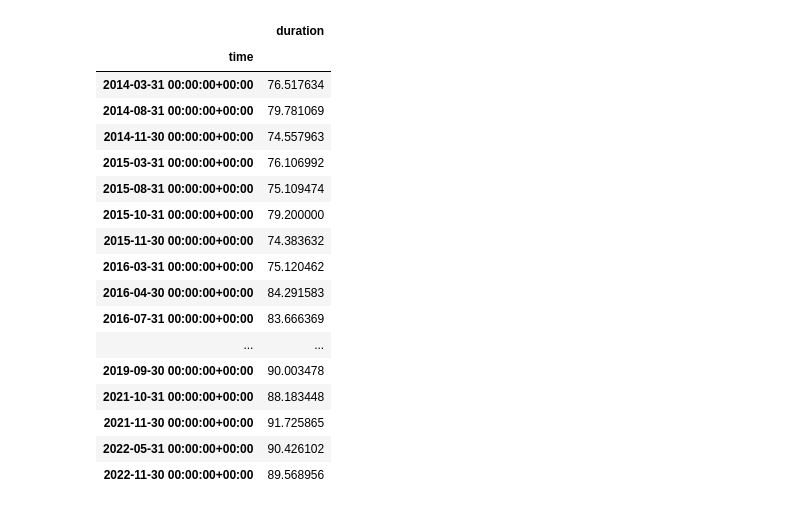
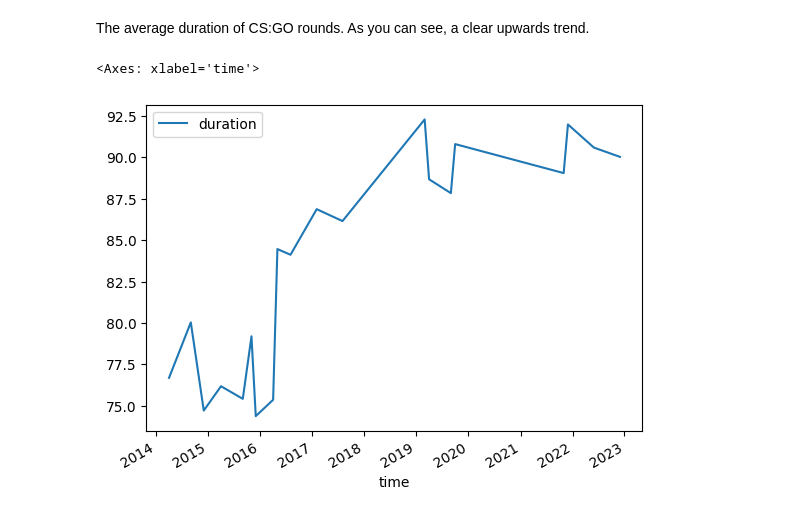
Before and after one commit to bevan-philip/have-cs-rounds-become-slower, a Jupyter notebook: analysis.ipynb, the cells around one changed output. Saved outputs shown, nothing was run; the diff lists cells and outputs as text; code cells hidden in the pictures.

```diff
--- a/analysis.ipynb
+++ b/analysis.ipynb
@@ -66,22 +38,8 @@ monthly_average.mean().dropna()
+# %% [markdown]
+The average duration of CS:GO rounds. As you can see, a clear upwards trend.
 # %%
 duration_plot = monthly_average[["time", "duration"]].mean().dropna()
-duration_plot
+duration_plot.plot()
 # %% [output]
-|  | duration |
-| time |  |
-| 2014-03-31 00:00:00+00:00 | 76.517634 |
-| 2014-08-31 00:00:00+00:00 | 79.781069 |
-| 2014-11-30 00:00:00+00:00 | 74.557963 |
-| 2015-03-31 00:00:00+00:00 | 76.106992 |
-| 2015-08-31 00:00:00+00:00 | 75.109474 |
-| 2015-10-31 00:00:00+00:00 | 79.200000 |
-| 2015-11-30 00:00:00+00:00 | 74.383632 |
-| 2016-03-31 00:00:00+00:00 | 75.120462 |
-| 2016-04-30 00:00:00+00:00 | 84.291583 |
-| 2016-07-31 00:00:00+00:00 | 83.666369 |
-| ... | ... |
-| 2019-09-30 00:00:00+00:00 | 90.003478 |
-| 2021-10-31 00:00:00+00:00 | 88.183448 |
-| 2021-11-30 00:00:00+00:00 | 91.725865 |
-| 2022-05-31 00:00:00+00:00 | 90.426102 |
-| 2022-11-30 00:00:00+00:00 | 89.568956 |
+<Axes: xlabel='time'>
+[figure, added]
```
Also changed, not shown: parts of 18 cells of this notebook.
